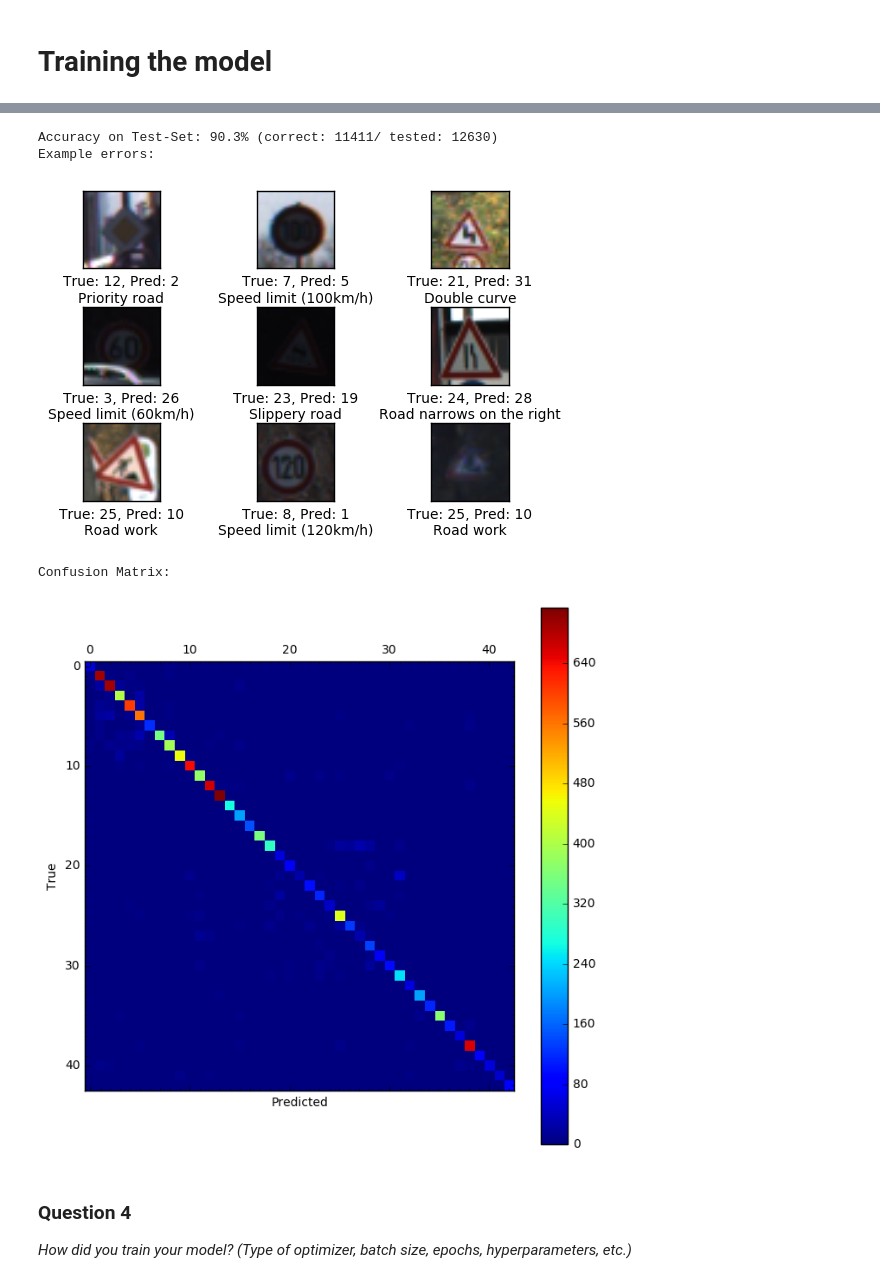
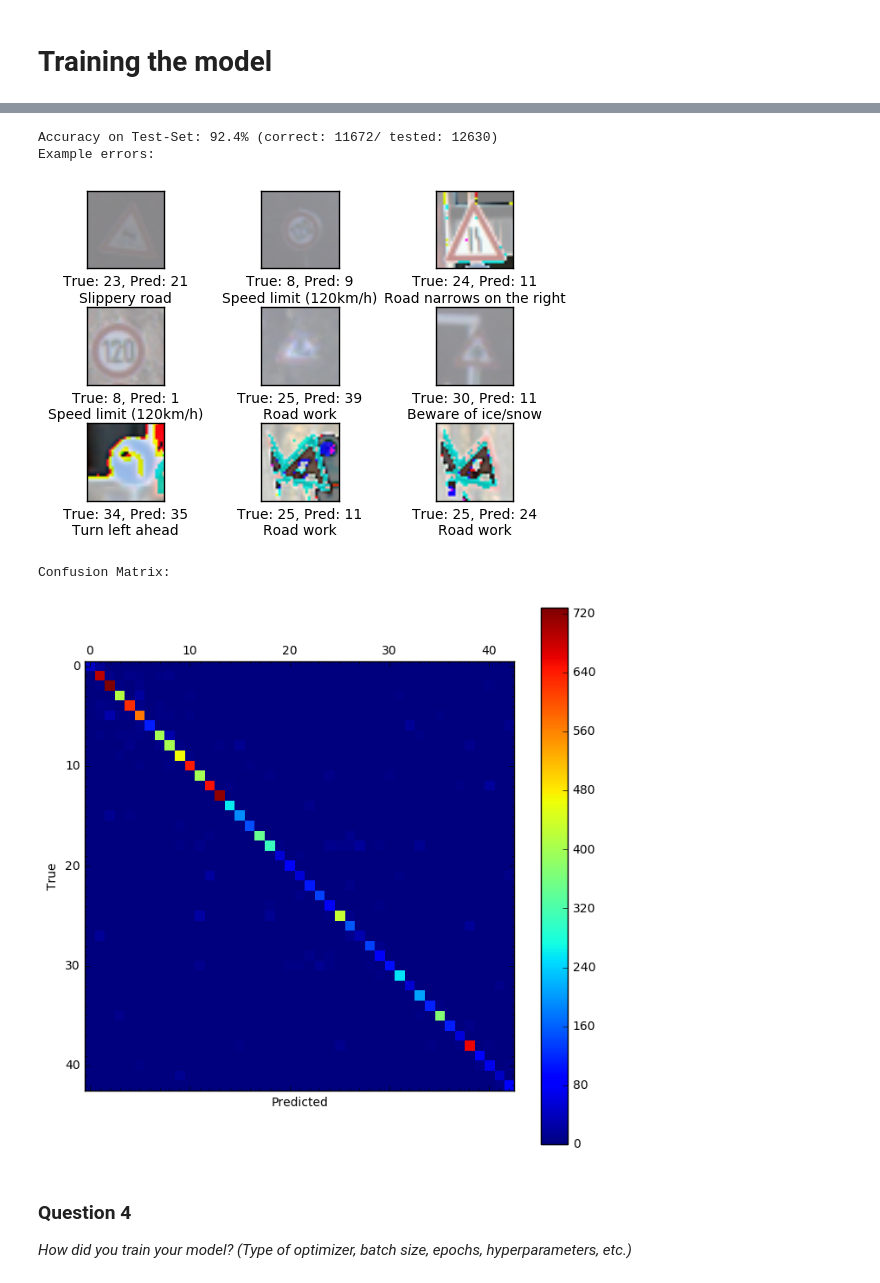
Before and after one commit to klemense1/traffic-signs, a Jupyter notebook: Traffic_Signs_Recognition.ipynb, the cells around one changed output, grey strips where cells are left out. Drawn from its saved outputs; the diff is of its cells as text; code cells hidden in the pictures.

Commit message:
klemense5: Implemented normalization of the data

```diff
--- a/Traffic_Signs_Recognition.ipynb
+++ b/Traffic_Signs_Recognition.ipynb
@@ -710,7 +710,12 @@ sess = tf.Session()
 
 sess.run(init)
 print("Training...")
-optimize(sess, X_train_gen, y_train_gen, X_val, y_val, BATCH_SIZE, 20)
+# TODO: Implement data normalization here.
+
+X_train_normed = X_train_gen/255 - 0.5
+X_val_normed = X_val/255 - 0.5
+
+optimize(sess, X_train_normed, y_train_gen, X_val_normed, y_val, BATCH_SIZE, 20)
 print("Optimization Finished!)")
 # %% [output]
 Starting 1st session... Optimization
@@ -732,14 +737,16 @@ Time usage: 0:53:04
 Optimization Finished!)
 # %%
-print_test_accuracy(sess, X_test, y_test, y_pred_one_hot, n_classes, show_example_errors=True, show_confusion_matrix=True)
+X_test_norm = X_test/255 - 0.5
+
+print_test_accuracy(sess, X_test_norm, y_test, y_pred_one_hot, n_classes, show_example_errors=True, show_confusion_matrix=True)
 
 #session.close()
 # %% [output]
-Accuracy on Test-Set: 90.3% (correct: 11411/ tested: 12630)
+Accuracy on Test-Set: 92.4% (correct: 11672/ tested: 12630)
 Example errors:
-[figure, old version]
+[figure, new version]
 Confusion Matrix:
-[figure, old version]
+[figure, new version]
 # %% [markdown]
 ### Question 4
 
```
Also changed, not shown: parts of 6 cells of this notebook, 1 other file.
